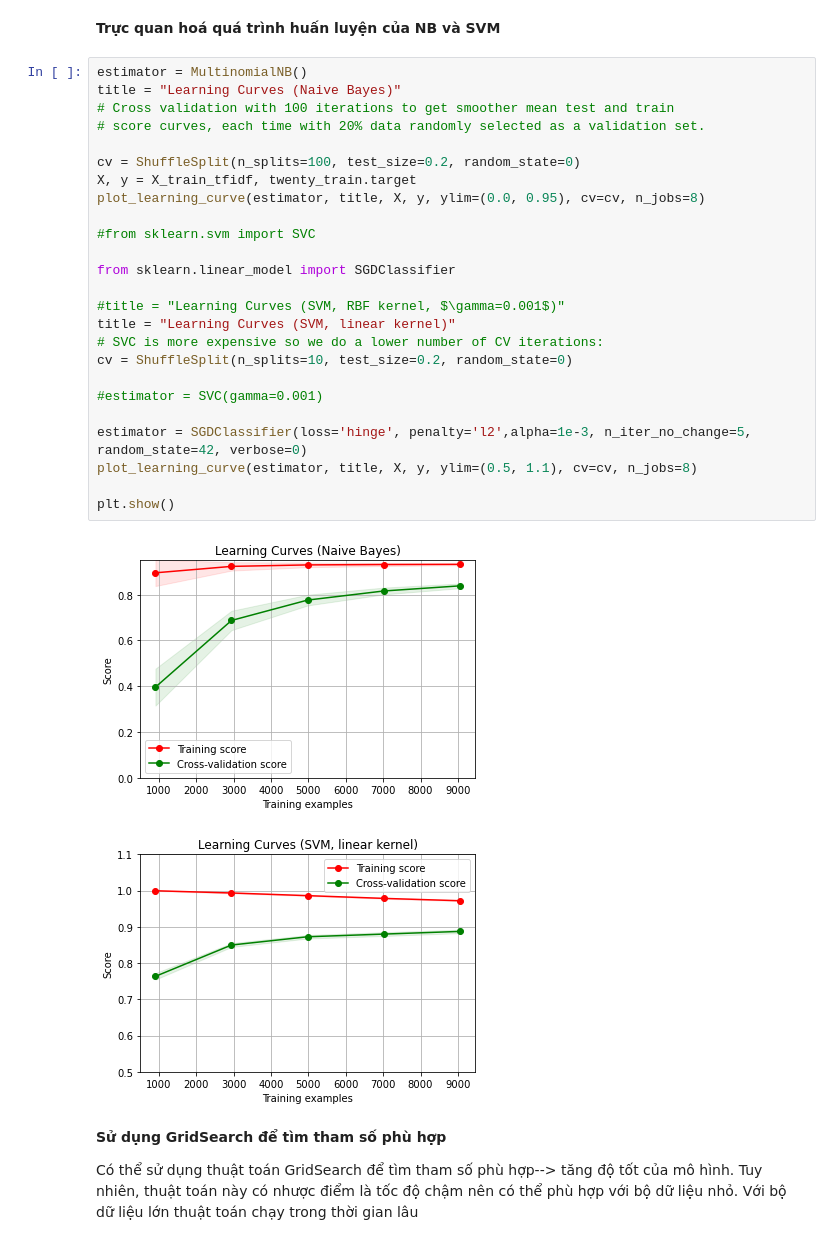
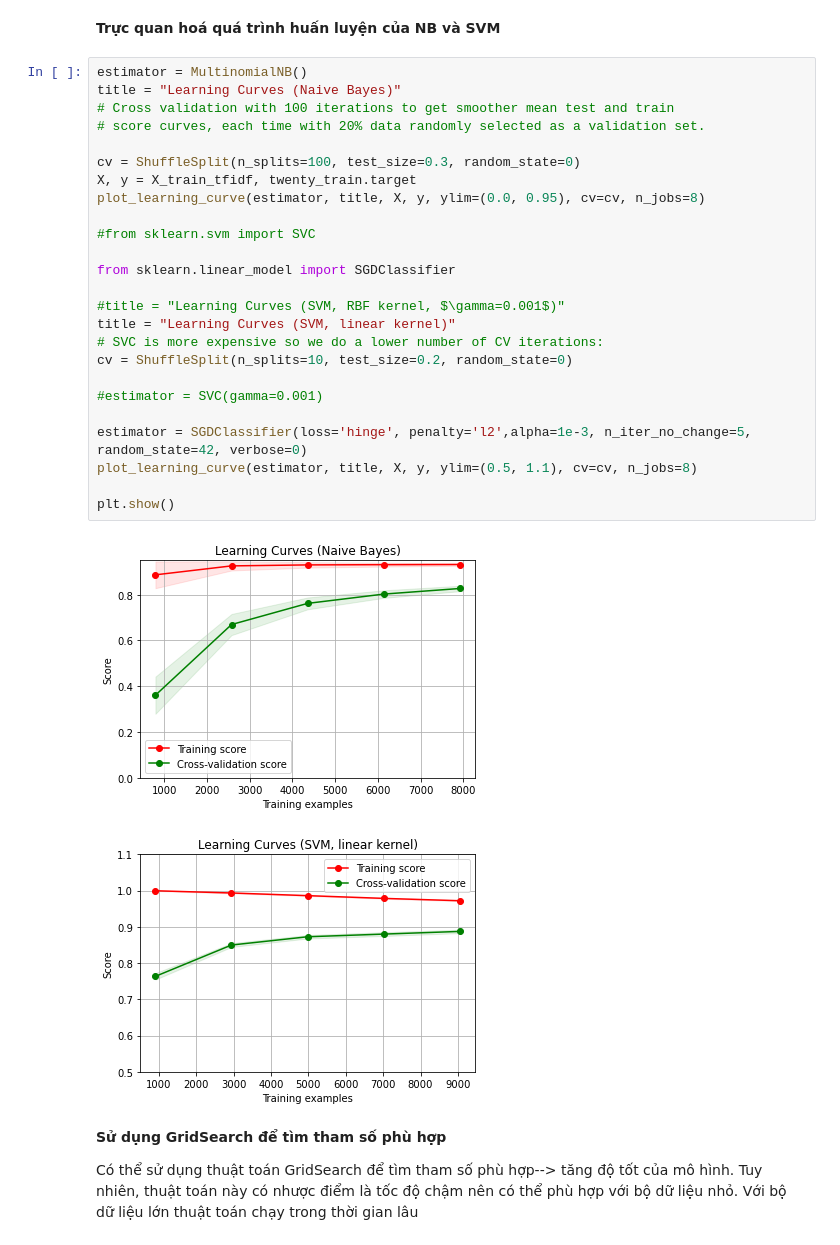
Before and after one commit to long1382k/AI_assignment, a Jupyter notebook: ThucHanhNaiveBayes/NB_20_group_classification.ipynb, the cells around one changed output. Saved outputs shown, nothing was run; the diff lists cells and outputs as text.

```diff
--- a/ThucHanhNaiveBayes/NB_20_group_classification.ipynb
+++ b/ThucHanhNaiveBayes/NB_20_group_classification.ipynb
@@ -409,30 +409,30 @@ np.mean(predicted_svm == twenty_test.target)
 # %%
 estimator = MultinomialNB()
 title = "Learning Curves (Naive Bayes)"
 # Cross validation with 100 iterations to get smoother mean test and train
 # score curves, each time with 20% data randomly selected as a validation set.
 
-cv = ShuffleSplit(n_splits=100, test_size=0.2, random_state=0)
+cv = ShuffleSplit(n_splits=100, test_size=0.3, random_state=0)
 X, y = X_train_tfidf, twenty_train.target
 plot_learning_curve(estimator, title, X, y, ylim=(0.0, 0.95), cv=cv, n_jobs=8)
 
 #from sklearn.svm import SVC
 
 from sklearn.linear_model import SGDClassifier
 
 #title = "Learning Curves (SVM, RBF kernel, $\gamma=0.001$)"
 title = "Learning Curves (SVM, linear kernel)"
 # SVC is more expensive so we do a lower number of CV iterations:
 cv = ShuffleSplit(n_splits=10, test_size=0.2, random_state=0)
 
 #estimator = SVC(gamma=0.001)
 
 estimator = SGDClassifier(loss='hinge', penalty='l2',alpha=1e-3, n_iter_no_change=5, random_state=42, verbose=0)
 plot_learning_curve(estimator, title, X, y, ylim=(0.5, 1.1), cv=cv, n_jobs=8)
 
 plt.show()
 # %% [output]
-[figure, old version]
+[figure, new version]
 [figure]
 # %% [markdown]
 **Sử dụng GridSearch để tìm tham số phù hợp**
```
Also changed, not shown: parts of 3 cells of this notebook, 8 other files.
